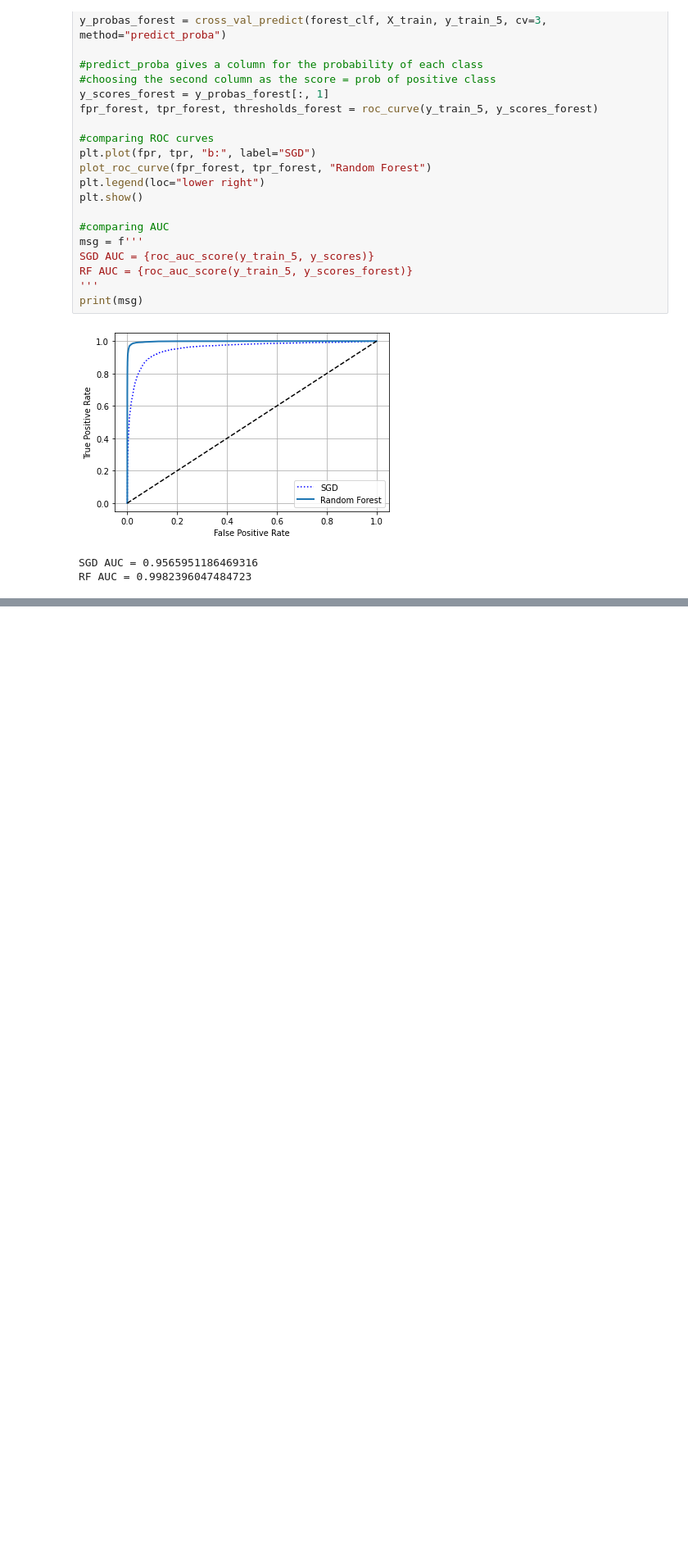
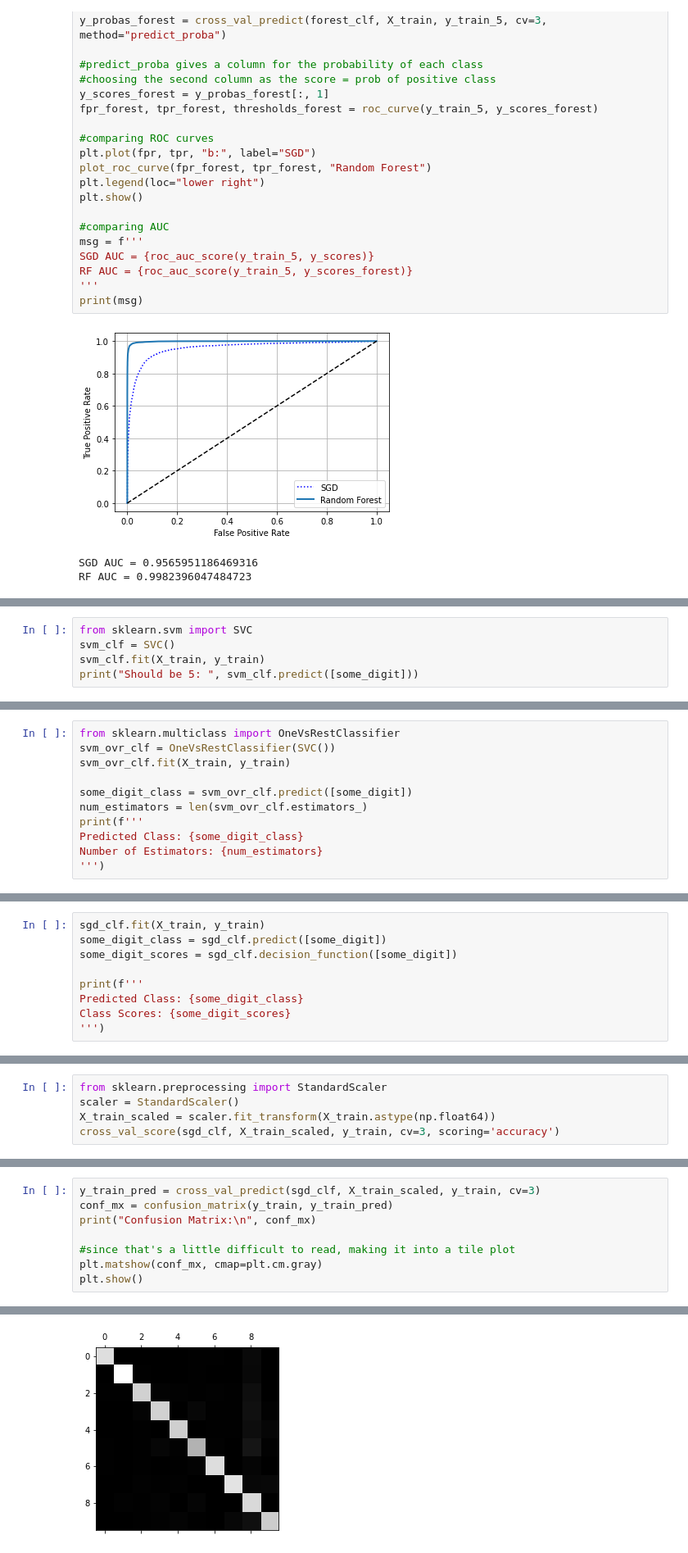
Before and after one commit to mcnewcp/book-geron-ml-sklearn-keras-tensorflow, a Jupyter notebook: 03-classification/03-classification.ipynb, the cells around one changed output, grey strips where cells are left out. Shown at 82% size. Saved outputs shown, nothing was run; the diff lists cells and outputs as text; blank space fills up the shorter version.

Commit message:
finish multiclass classification and begin error analysis

```diff
--- a/03-classification/03-classification.ipynb
+++ b/03-classification/03-classification.ipynb
@@ -260,0 +267,5 @@ It's pretty clear from both the ROC curve and the AUC that the `RandomForestClas
+# %%
+from sklearn.svm import SVC
+svm_clf = SVC()
+svm_clf.fit(X_train, y_train)
+print("Should be 5: ", svm_clf.predict([some_digit]))
@@ -260,0 +289,11 @@ It's pretty clear from both the ROC curve and the AUC that the `RandomForestClas
+# %%
+from sklearn.multiclass import OneVsRestClassifier
+svm_ovr_clf = OneVsRestClassifier(SVC())
+svm_ovr_clf.fit(X_train, y_train)
+
+some_digit_class = svm_ovr_clf.predict([some_digit])
+num_estimators = len(svm_ovr_clf.estimators_)
+print(f'''
+Predicted Class: {some_digit_class}
+Number of Estimators: {num_estimators}
+''')
@@ -260,0 +305,9 @@ It's pretty clear from both the ROC curve and the AUC that the `RandomForestClas
+# %%
+sgd_clf.fit(X_train, y_train)
+some_digit_class = sgd_clf.predict([some_digit])
+some_digit_scores = sgd_clf.decision_function([some_digit])
+
+print(f'''
+Predicted Class: {some_digit_class}
+Class Scores: {some_digit_scores}
+''')
@@ -260,0 +327,5 @@ It's pretty clear from both the ROC curve and the AUC that the `RandomForestClas
+# %%
+from sklearn.preprocessing import StandardScaler
+scaler = StandardScaler()
+X_train_scaled = scaler.fit_transform(X_train.astype(np.float64))
+cross_val_score(sgd_clf, X_train_scaled, y_train, cv=3, scoring='accuracy')
@@ -260,0 +338,9 @@ It's pretty clear from both the ROC curve and the AUC that the `RandomForestClas
+# %%
+y_train_pred = cross_val_predict(sgd_clf, X_train_scaled, y_train, cv=3)
+conf_mx = confusion_matrix(y_train, y_train_pred)
+print("Confusion Matrix:\n", conf_mx)
+
+#since that's a little difficult to read, making it into a tile plot
+plt.matshow(conf_mx, cmap=plt.cm.gray)
+plt.show()
+# %% [output]
@@ -260,0 +358 @@ It's pretty clear from both the ROC curve and the AUC that the `RandomForestClas
+[figure, added]
```
Also changed, not shown: parts of 15 cells of this notebook.
